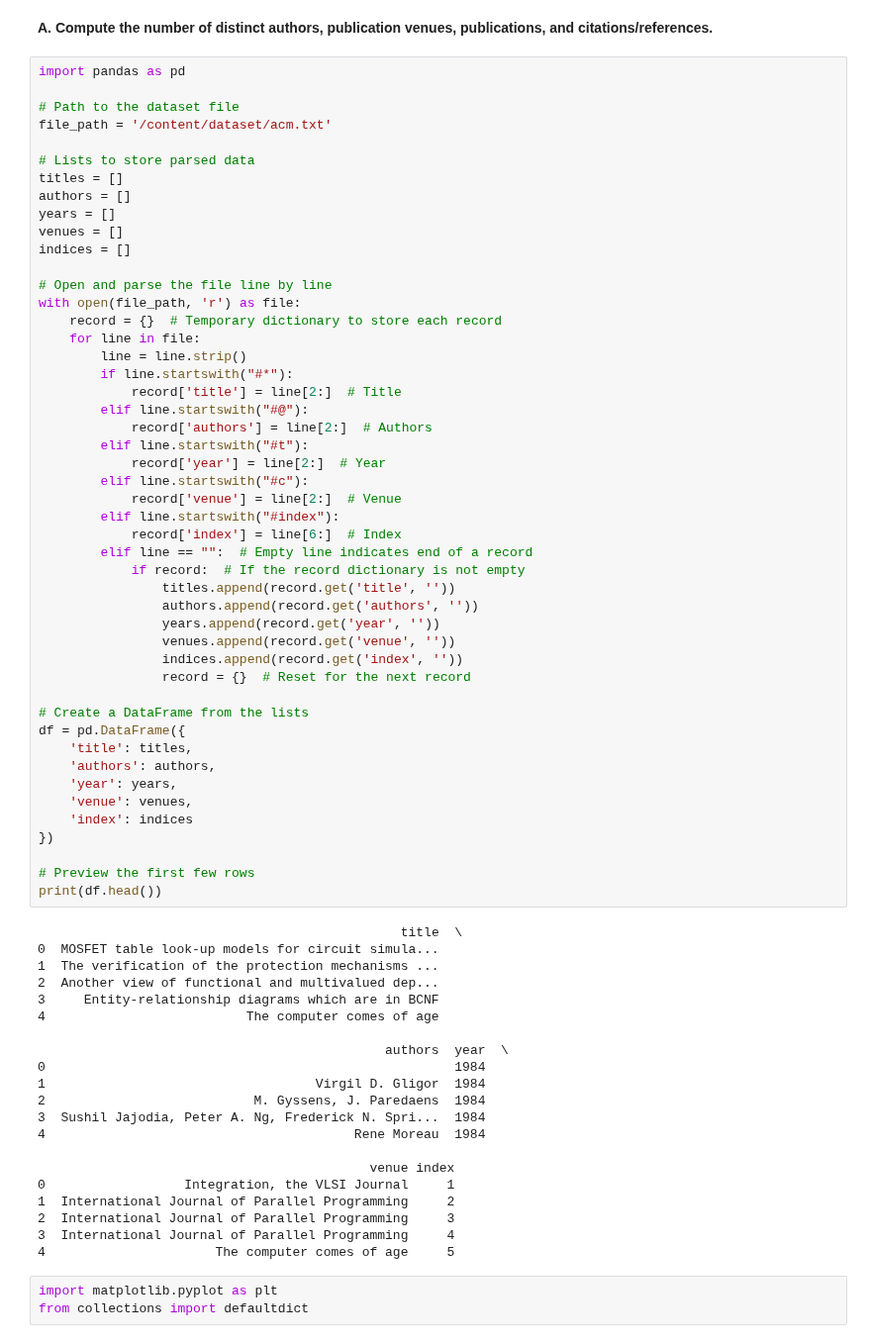
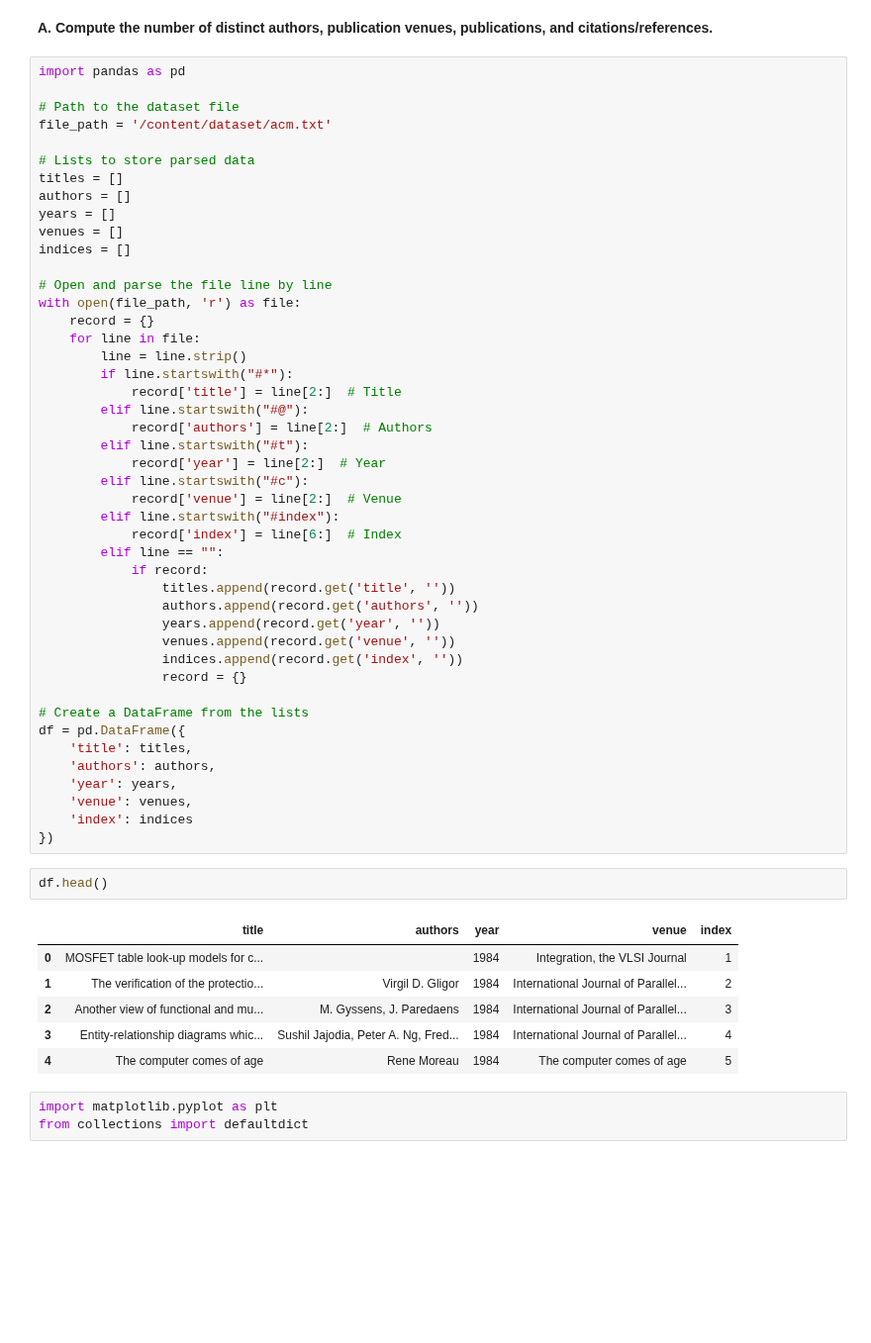
Before and after one commit to HalgasAdrian/CS5230-Coursework, a Jupyter notebook: PA4 Q1.ipynb, the cells around one changed output. Shown at 99% size. Cells and saved outputs as stored; diff of their text form; blank space fills up the shorter version.

```diff
--- a/PA4 Q1.ipynb
+++ b/PA4 Q1.ipynb
@@ -36,7 +36,7 @@ indices = []
 
 # Open and parse the file line by line
 with open(file_path, 'r') as file:
-    record = {}  # Temporary dictionary to store each record
+    record = {}
     for line in file:
         line = line.strip()
         if line.startswith("#*"):
@@ -49,14 +49,14 @@ with open(file_path, 'r') as file:
             record['venue'] = line[2:]  # Venue
         elif line.startswith("#index"):
             record['index'] = line[6:]  # Index
-        elif line == "":  # Empty line indicates end of a record
-            if record:  # If the record dictionary is not empty
+        elif line == "":
+            if record:
                 titles.append(record.get('title', ''))
                 authors.append(record.get('authors', ''))
                 years.append(record.get('year', ''))
                 venues.append(record.get('venue', ''))
                 indices.append(record.get('index', ''))
-                record = {}  # Reset for the next record
+                record = {}
 
 # Create a DataFrame from the lists
 df = pd.DataFrame({
@@ -66,30 +66,15 @@ df = pd.DataFrame({
     'venue': venues,
     'index': indices
 })
-
-# Preview the first few rows
-print(df.head())
-# %% [output]
-                                               title  \
-0  MOSFET table look-up models for circuit simula...
-1  The verification of the protection mechanisms ...
-2  Another view of functional and multivalued dep...
-3     Entity-relationship diagrams which are in BCNF
-4                          The computer comes of age
-
-                                             authors  year  \
-0                                                     1984
-1                                   Virgil D. Gligor  1984
-2                           M. Gyssens, J. Paredaens  1984
-3  Sushil Jajodia, Peter A. Ng, Frederick N. Spri...  1984
-4                                        Rene Moreau  1984
-
-                                           venue index
-0                  Integration, the VLSI Journal     1
-1  International Journal of Parallel Programming     2
-2  International Journal of Parallel Programming     3
-3  International Journal of Parallel Programming     4
-4                      The computer comes of age     5
+# %%
+df.head()
+# %% [output]
+|  | title | authors | year | venue | index |
+| 0 | MOSFET table look-up models for c... |  | 1984 | Integration, the VLSI Journal | 1 |
+| 1 | The verification of the protectio... | Virgil D. Gligor | 1984 | International Journal of Parallel... | 2 |
+| 2 | Another view of functional and mu... | M. Gyssens, J. Paredaens | 1984 | International Journal of Parallel... | 3 |
+| 3 | Entity-relationship diagrams whic... | Sushil Jajodia, Peter A. Ng, Fred... | 1984 | International Journal of Parallel... | 4 |
+| 4 | The computer comes of age | Rene Moreau | 1984 | The computer comes of age | 5 |
 # %%
 import matplotlib.pyplot as plt
 from collections import defaultdict
```
Also changed, not shown: parts of 6 cells of this notebook.
